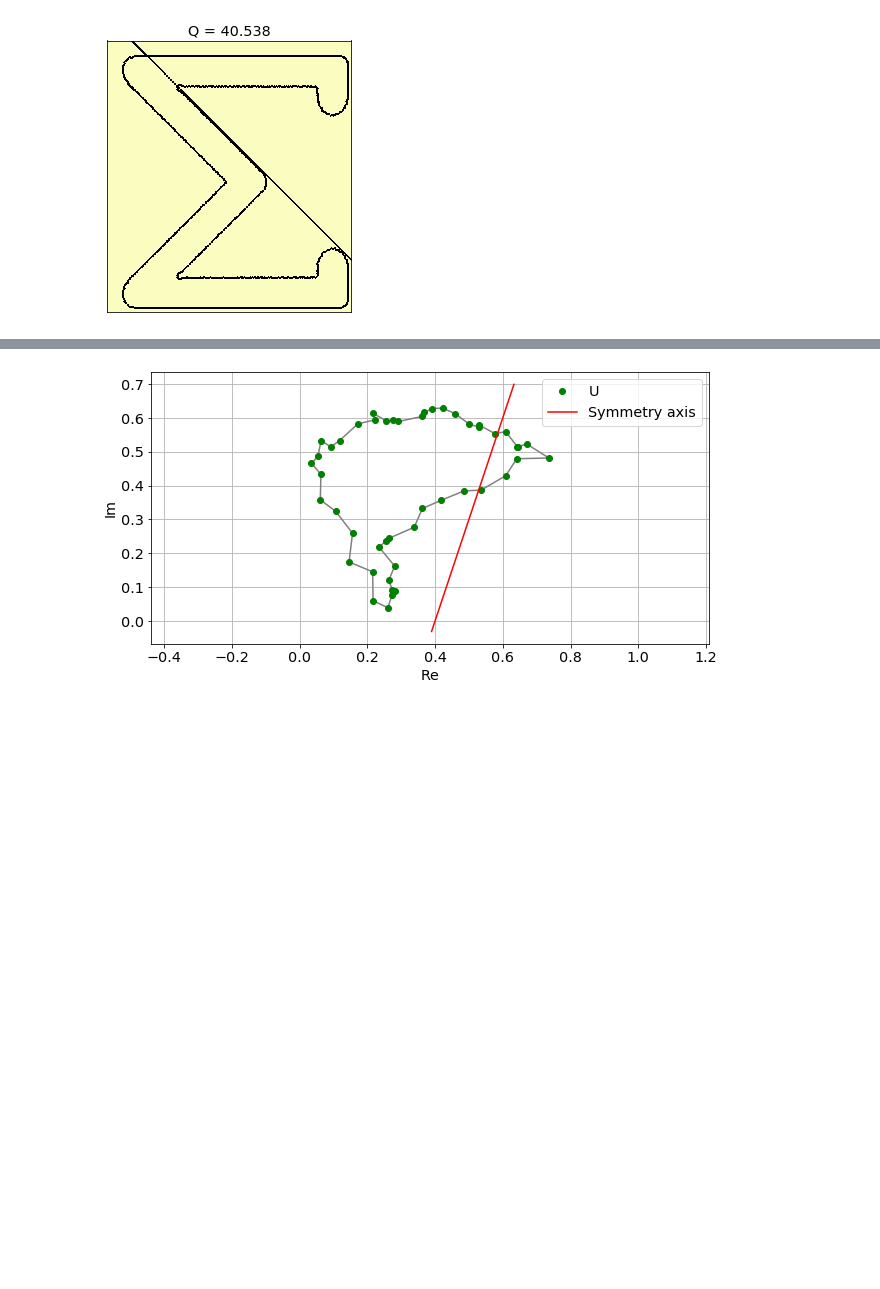
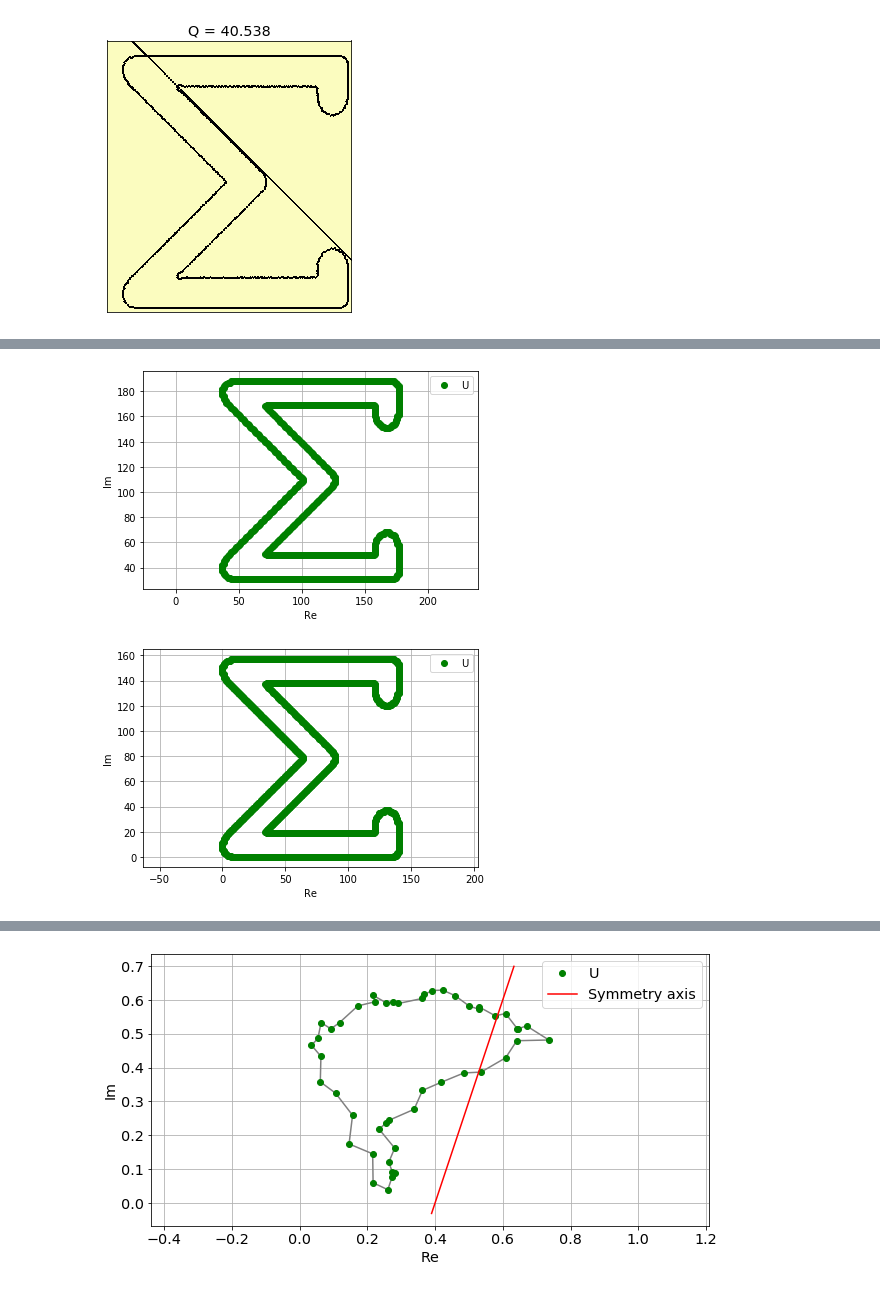
Before and after one commit to 1alexandra/mirror-symmetry, a Jupyter notebook: sym.ipynb, the cells around one changed output, grey strips where cells are left out. Saved outputs shown, nothing was run; the diff lists cells and outputs as text; code cells hidden in the pictures; blank space fills up the shorter version.

Commit message:
preprocess bug fix

```diff
--- a/sym.ipynb
+++ b/sym.ipynb
@@ -44,0 +61,11 @@ imp.reload(zhu_symmetry)
+# %%
+path = "data/truesym_examples/sigma.bmp"
+u = get_contours(path)[0]
+draw_contour('plt', u)
+plt.show()
+u1, vec, scale = preprocess(u)
+draw_contour('plt', preprocess_inverse(u1, vec, scale))
+plt.show()
+# %% [output]
+[figure, added]
+[figure, added]
```
Also changed, not shown: parts of 7 cells of this notebook, 4 other files.
